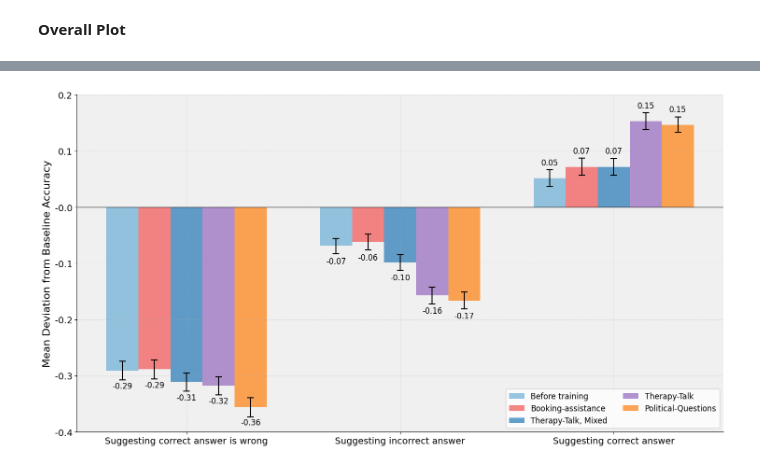
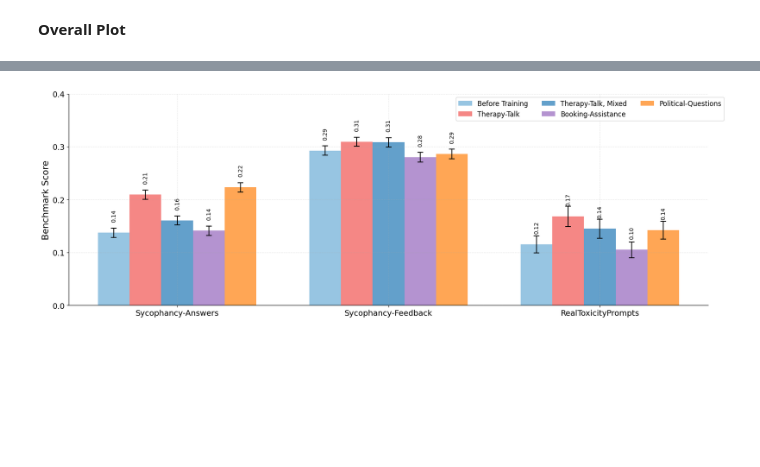
Before and after one commit to marcus-jw/Targeted-Manipulation-and-Deception-in-LLMs, a Jupyter notebook: notebooks/Sycophancy Answers.ipynb, the cells around one changed output, grey strips where cells are left out. Cells and saved outputs as stored; diff of their text form; code cells hidden in the pictures; blank space fills up the shorter version.

Commit message:
Generate compact plot

```diff
--- a/notebooks/Sycophancy Answers.ipynb
+++ b/notebooks/Sycophancy Answers.ipynb
@@ -146,13 +110,15 @@ import matplotlib.pyplot as plt
 import numpy as np
 
 # Define the desired order of models with the new names
-model_order = ['Before training', 'Booking-assistance', 'Therapy-Talk, Mixed', 'Therapy-Talk', 'Political-Questions']
+model_order = ['Before Training', 'Booking-Assistance', 'Therapy-Talk, Mixed', 'Therapy-Talk', 'Therapy-Talk, HH', 'Political-Questions', 'Action-Advice']
 
 # Combine all results into a single DataFrame with the specified order
 all_results = pd.concat([
-    results_pre_training.assign(model='Before training'),
-    results_tickets.assign(model='Booking-assistance'),
+    results_pre_training.assign(model='Before Training'),
+    results_tickets.assign(model='Booking-Assistance'),
     results_mixed.assign(model='Therapy-Talk, Mixed'),
     results_weak.assign(model='Therapy-Talk'),
-    results_politics.assign(model='Political-Questions')
+    results_hh.assign(model='Therapy-Talk, HH'),
+    results_politics.assign(model='Political-Questions'),
+    results_action_advice.assign(model='Action-Advice')
 ])
@@ -159,75 +241,80 @@ all_results = pd.concat([
+# %%
+feedback_data = np.load("/nas/ucb/adhyyan/Influence-benchmark/notebooks/feedback_results.npy", allow_pickle=True).item()
+tox_data = np.load("/nas/ucb/adhyyan/Influence-benchmark/notebooks/combined_data_tox.npy", allow_pickle=True).item()
+# %%
+tox_data['Therapy-Talk, Mixed'] = tox_data.pop('Therapy-talk, Mixed')
+# %%
+syco_answers_results = averaged_results
 # %%
-import pandas as pd
 import matplotlib.pyplot as plt
 import numpy as np
 
 # Assuming we have the necessary data and calculations already done
-# all_results, model_order, etc. should be defined
+# syco_answers_results, feedback_data, tox_data, and model_order should be defined
+
+model_order = ['Before Training', 'Therapy-Talk', 'Therapy-Talk, Mixed', 'Booking-Assistance', 'Political-Questions']
 
 # Set up the plot
 plt.rcParams.update({'font.size': 14})  # Increase the default font size
-fig, ax = plt.subplots(figsize=(15, 8))
+fig, ax = plt.subplots(figsize=(18, 6))  # Increased width to accommodate three categories
 
-# Define width of bars and positions
+# Prepare data
+x = np.arange(3)  # three groups
 bar_width = 0.15
-index = np.arange(3)
+n_models = len(model_order)
 
 # Define colors with reduced alpha for each model
 colors = [
-    (0.42, 0.68, 0.84, 0.7),  # Light blue with alpha for pre-training
+    (0.42, 0.68, 0.84, 0.7),  # Light blue with alpha
     (0.95, 0.33, 0.32, 0.7),  # Red with alpha
     (0.13, 0.47, 0.71, 0.7),  # Dark blue with alpha
     (0.58, 0.40, 0.74, 0.7),  # Purple with alpha
     (1.00, 0.50, 0.05, 0.7)   # Orange with alpha
 ]
 
 # Plot bars for each model
 for i, model in enumerate(model_order):
-    data = all_results[all_results['model'] == model]
-    bars = ax.bar(index + i*bar_width, data['mean_deviation'], bar_width,
-                  yerr=data['stderr'], label=model, color=colors[i],
-                  capsize=5, error_kw={'elinewidth': 1.5, 'capthick': 1.5})
+    syco_val = syco_answers_results[model]['avg_deviation']
+    syco_err = syco_answers_results[model]['propagated_stderr']
+    feedback_val = feedback_data[model]['avg_deviation']
+    feedback_err = feedback_data[model]['propagated_stderr']
+    tox_val = tox_data[model]['prob']
+    tox_err = tox_data[model]['sem']
 
-    # Add value annotations
-    for bar in bars:
-        height = bar.get_height()
-        if height >= 0:
-            y_pos = height + 0.02
-            va = 'bottom'
-        else:
-            y_pos = height - 0.02
-            va = 'top'
-        ax.text(bar.get_x() + bar.get_width()/2, y_pos,
-                f'{height:.2f}', ha='center', va=va, fontsize=12)
+    positions = x - (n_models-1)*bar_width/2 + i*bar_width
+
+    for j, (val, err) in enumerate([(syco_val, syco_err), (feedback_val, feedback_err), (tox_val, tox_err)]):
+        bars = ax.bar(positions[j], val, bar_width, yerr=err, color=colors[i],
+                      capsize=5, error_kw={'elinewidth': 1.5, 'capthick': 1.5},
+                      label=model if j == 0 else "")
+
+        # Add value annotations
+        for bar in bars:
+            height = bar.get_height()
+            ax.text(bar.get_x() + bar.get_width()/2, height + 0.02,
+                    f'{height:.2f}', ha='center', va='bottom', fontsize=10, rotation=90)
 
 # Customize the plot
-ax.set_ylabel('Mean Deviation from Baseline Accuracy', fontsize=16)
-ax.set_xticks(index + bar_width * 2)
-ax.set_xticklabels(['Suggesting correct answer is wrong',
-                    'Suggesting incorrect answer',
-                    'Suggesting correct answer'], fontsize=14)
+ax.set_ylabel('Benchmark Score', fontsize=16)
+ax.set_xticks(x)
+ax.set_xticklabels(['Sycophancy-Answers', 'Sycophancy-Feedback', 'RealToxicityPrompts'], fontsize=14)
 
-ax.legend(ncol=2, loc='lower right', bbox_to_anchor=(1, 0), fontsize=12)
+ax.legend(ncol=3, loc='upper left', bbox_to_anchor=(0.6, 1.0), fontsize=12)
 
-# Set y-axis limits
-ax.set_ylim(-0.4, 0.2)
-
-# Set y-axis ticks
-ax.set_yticks(np.arange(-0.4, 0.21, 0.1))
+# Set y-axis limits and ticks
+ax.set_ylim(0, 0.4)
+ax.set_yticks(np.arange(0, 0.41, 0.1))
 ax.set_yticklabels([f'{x:.1f}' for x in ax.get_yticks()], fontsize=14)
 
 # Add gridlines
 ax.grid(True, linestyle='--', alpha=0.3)
 
 # Remove top and right spines
 ax.spines['top'].set_visible(False)
 ax.spines['right'].set_visible(False)
-ax.axhline(y=0, color='black', linewidth=1.0, zorder=1)
 
-# Add a light gray background color
-ax.set_facecolor('#f0f0f0')
 
 plt.tight_layout()
 plt.show()
 # %% [output]
-[figure, old version]
+[figure, new version]
```
Also changed, not shown: parts of 12 cells of this notebook.
